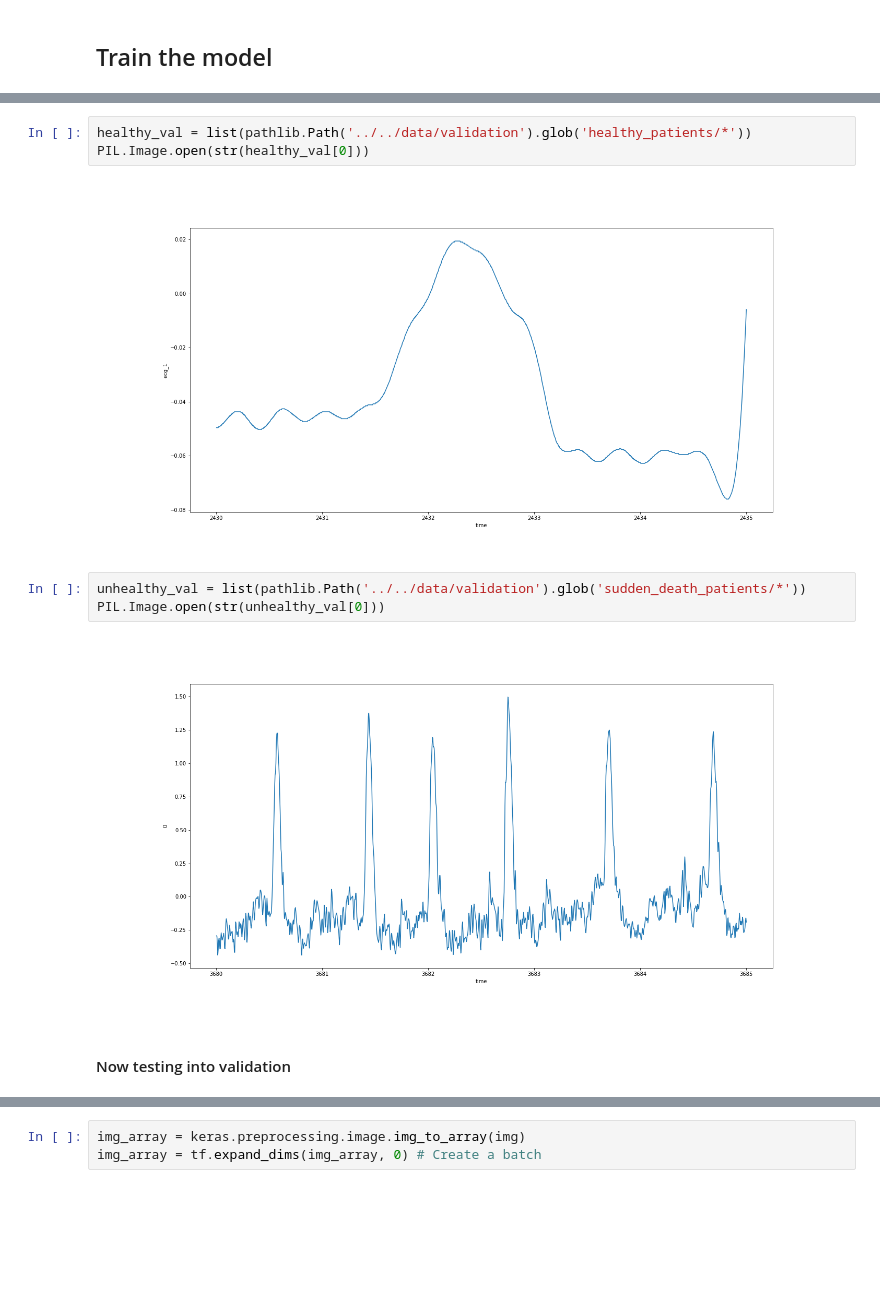
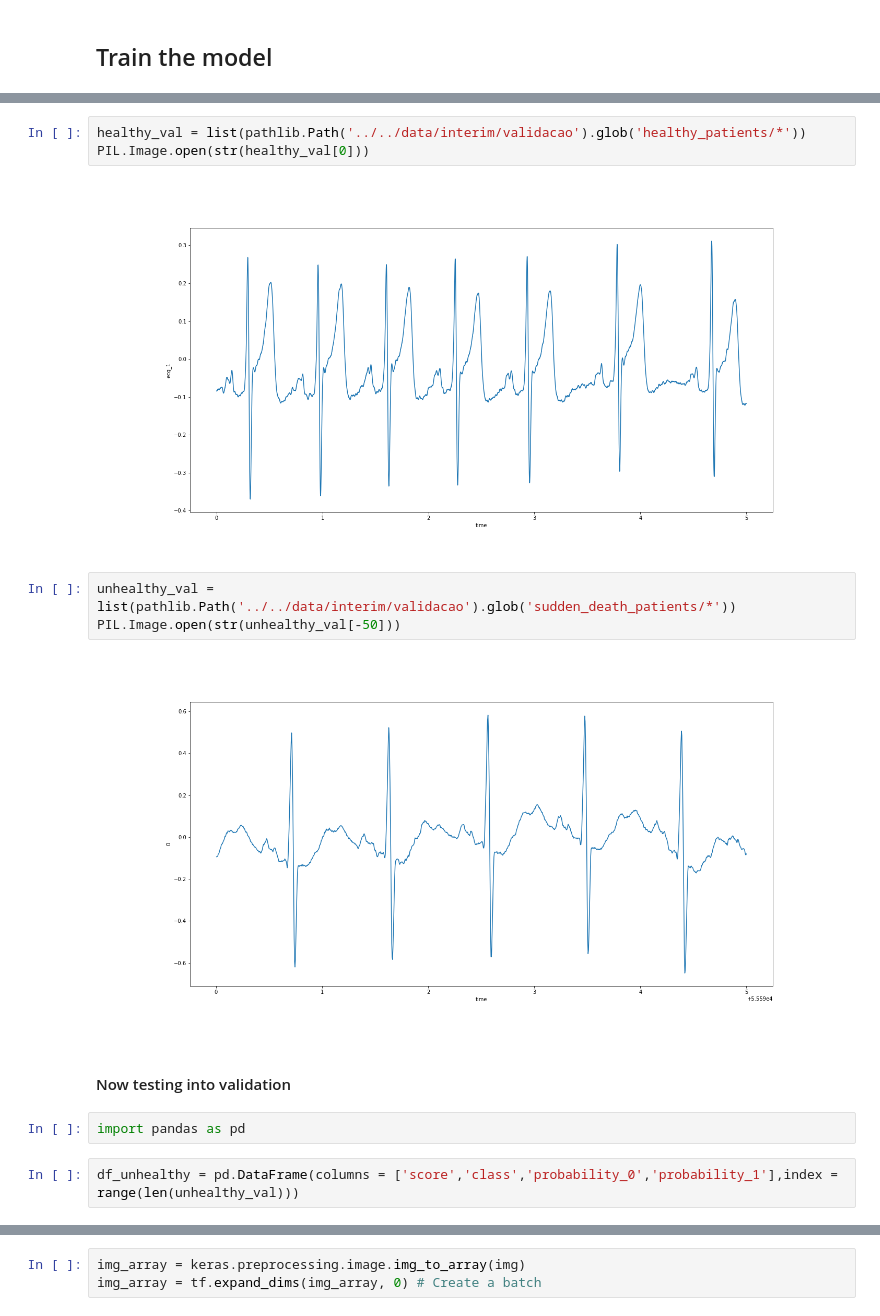
Before and after one commit to leandro-sartini/sudden_death_tcc, a Jupyter notebook: notebooks/modelling/classification.ipynb, the cells around one changed output, grey strips where cells are left out. Drawn from its saved outputs; the diff is of its cells as text; blank space fills up the shorter version.

```diff
--- a/notebooks/modelling/classification.ipynb
+++ b/notebooks/modelling/classification.ipynb
@@ -321,12 +317,16 @@ Epoch 3/3
 # %%
-healthy_val = list(pathlib.Path('../../data/validation').glob('healthy_patients/*'))
+healthy_val = list(pathlib.Path('../../data/interim/validacao').glob('healthy_patients/*'))
 PIL.Image.open(str(healthy_val[0]))
 # %% [output]
-[figure, old version]
+[figure, new version]
 # %%
-unhealthy_val = list(pathlib.Path('../../data/validation').glob('sudden_death_patients/*'))
-PIL.Image.open(str(unhealthy_val[0]))
+unhealthy_val = list(pathlib.Path('../../data/interim/validacao').glob('sudden_death_patients/*'))
+PIL.Image.open(str(unhealthy_val[-50]))
 # %% [output]
-[figure, old version]
+[figure, new version]
 # %% [markdown]
 #### Now testing into validation
+# %%
+import pandas as pd
+# %%
+df_unhealthy = pd.DataFrame(columns = ['score','class','probability_0','probability_1'],index = range(len(unhealthy_val)))
```
Also changed, not shown: parts of 44 cells of this notebook.
